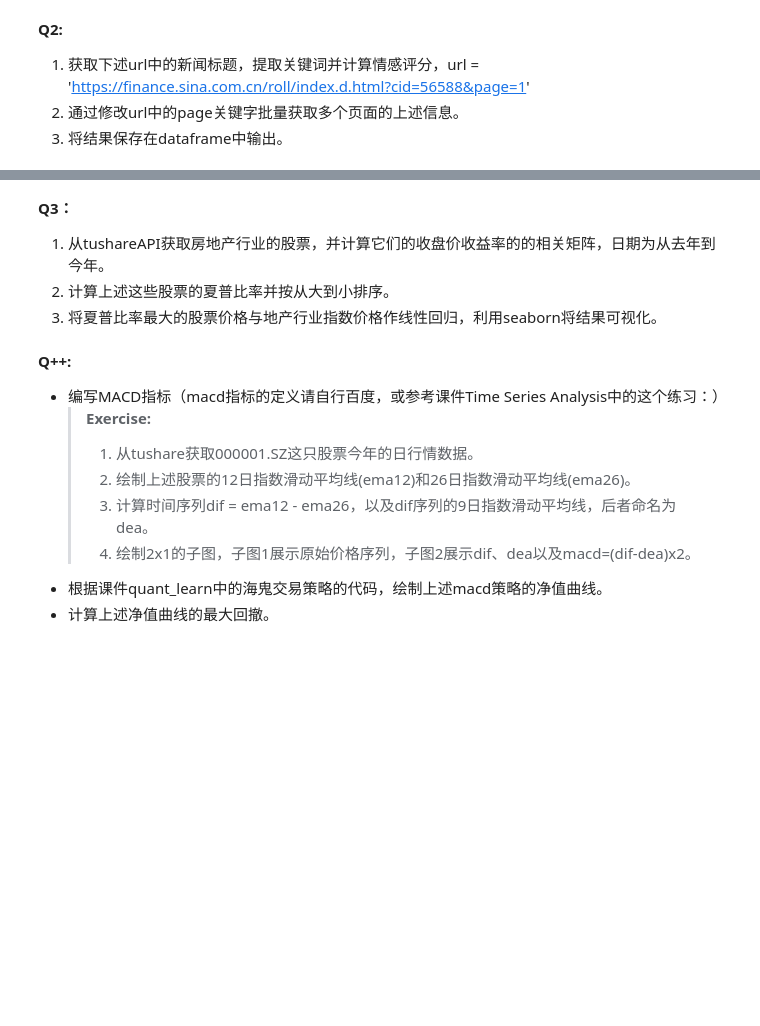
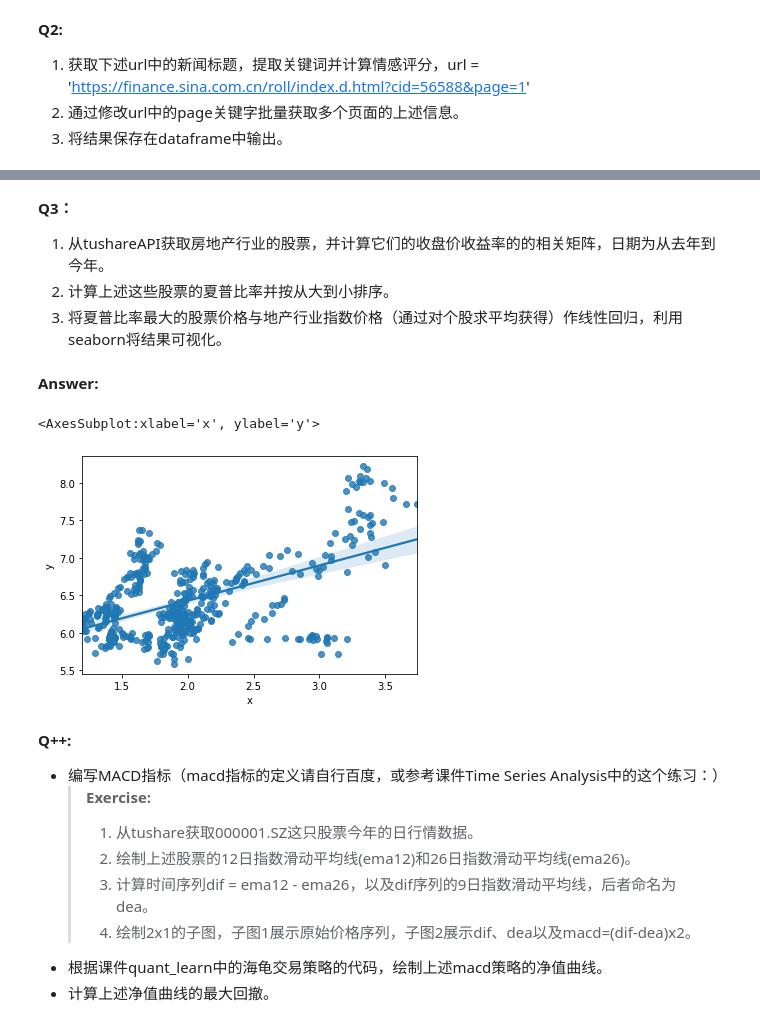
Before and after one commit to superMC5657/jrxy_python_course, a Jupyter notebook: ProgramSession/homework3.ipynb, the cells around one changed output, grey strips where cells are left out. Cells and saved outputs as stored; diff of their text form; code cells hidden in the pictures; blank space fills up the shorter version.

```diff
--- a/ProgramSession/homework3.ipynb
+++ b/ProgramSession/homework3.ipynb
@@ -47,7 +131,61 @@ print('下载完成')
 **Q3：**
 1. 从tushareAPI获取房地产行业的股票，并计算它们的收盘价收益率的的相关矩阵，日期为从去年到今年。
 2. 计算上述这些股票的夏普比率并按从大到小排序。
-3. 将夏普比率最大的股票价格与地产行业指数价格作线性回归，利用seaborn将结果可视化。
+3. 将夏普比率最大的股票价格与地产行业指数价格（通过对个股求平均获得）作线性回归，利用seaborn将结果可视化。
+# %% [markdown]
+**Answer:**
+# %%
+import tushare as ts
+import pandas as pd
+
+tushare_token = '1c8b06446534ae510c8c68e38fc248b99f89ac3814cb55645ae2be72'  # 请在 tushare.pro 网站注册并且告知学生身份，可以取得你的token
+pro = ts.pro_api(tushare_token)
+## 获取所有上市公司的股票列表
+data = pro.stock_basic(exchange='', list_status='L', fields='ts_code,symbol,name,area,industry,list_date')
+# print(data)
+## 筛选出industry列中包含“地产”的行
+estate = data[data['industry'].str.contains('地产')]
+# print(estate)
+## 得到地产行业的股票代码列表
+codes = estate.ts_code.tolist()
+# print(codes)
+
+## 根据地产股票代码列表获取日线行情数据
+df = []
+for code in codes:
+    df.append(pro.daily(ts_code=code, start_date='20190101', end_date='20210101').iloc[::-1,:].set_index('trade_date'))
+# print(df)
+
+## 将不同股票的数据表合并
+stk=pd.concat(df0, axis=1, join='outer')['close']
+stk.columns = codes
+# print(len(stk))
+coef = stk.pct_change().corr() ## 计算收益率的相关矩阵
+# print(coef)
+
+rf=0.03
+sr = (stk.pct_change().mean()-rf/250)/stk.pct_change().std() ## 计算夏普比率
+sr.sort_values(ascending = False) ## 从大到小排序
+
+stock = stk[sr.idxmax()] ## 夏普比率最大的股票
+# print(stock)
+index = stk.mean(axis=1) ## 通过对个股求平均获得指数
+# print(index)
+df00 = pd.concat([stock, index], axis=1)
+df00.rename(columns={0:'y', stock.name:'x'}, inplace = True)
+# print(df00)
+
+## 线性拟合
+from statsmodels.formula.api import ols
+model = ols("y ~ x", df00).fit()
+# print(model.params)
+
+## 可视化
+import seaborn as sns
+sns.regplot(y='y', x='x', data=df00)
+# %% [output]
+<AxesSubplot:xlabel='x', ylabel='y'>
+[figure, added]
 # %% [markdown]
 **Q++:**
 - 编写MACD指标（macd指标的定义请自行百度，或参考课件Time Series Analysis中的这个练习：）
@@ -56,5 +194,5 @@ print('下载完成')
     >2. 绘制上述股票的12日指数滑动平均线(ema12)和26日指数滑动平均线(ema26)。
     >3. 计算时间序列dif = ema12 - ema26，以及dif序列的9日指数滑动平均线，后者命名为dea。
     >4. 绘制2x1的子图，子图1展示原始价格序列，子图2展示dif、dea以及macd=(dif-dea)x2。
-- 根据课件quant_learn中的海鬼交易策略的代码，绘制上述macd策略的净值曲线。
+- 根据课件quant_learn中的海龟交易策略的代码，绘制上述macd策略的净值曲线。
 - 计算上述净值曲线的最大回撤。
```
Also changed, not shown: parts of 4 cells of this notebook.
